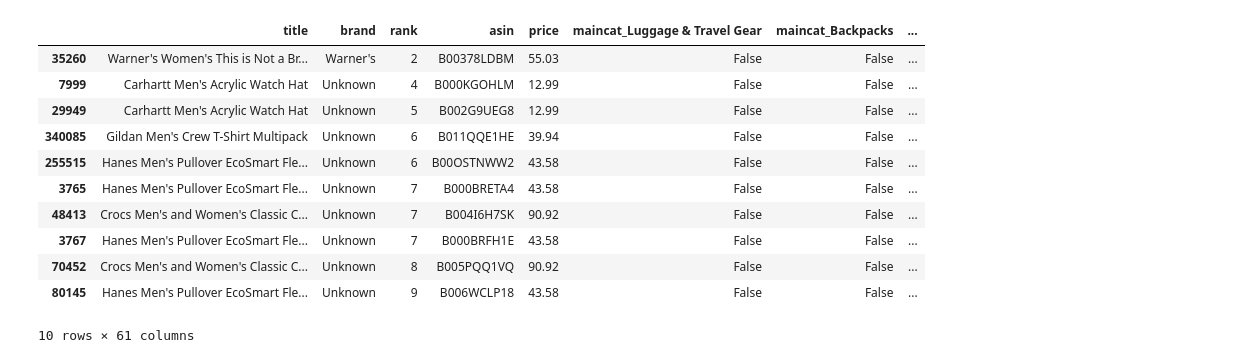
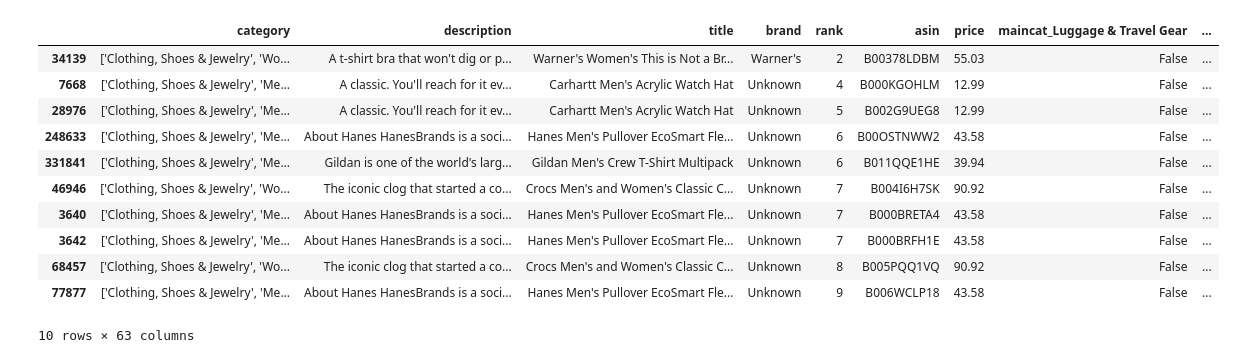
Before and after one commit to mkelsayed/ClothingRecommendationSystem, a Jupyter notebook: popularity_rec.ipynb, the cells around one changed output. Saved outputs shown, nothing was run; the diff lists cells and outputs as text; code cells hidden in the pictures.

```diff
--- a/popularity_rec.ipynb
+++ b/popularity_rec.ipynb
@@ -7,3 +43,4 @@ import matplotlib.pyplot as plt
 # %%
-products_summary_df = pd.read_csv('Data/products_basicboolean_reviews_summary.csv')
+# loading products dataframe
+products_df = pd.read_csv('Data/products_summary.csv')
 # %%
@@ -96,15 +131,15 @@ products_with_many_reviews.sort_values(by=['average_rating'], ascending=False).h
 # %%
-products_summary_df.sort_values(by=['rank'], ascending=True).head(10)
+products_df.sort_values(by=['rank'], ascending=True).head(10)
 # %% [output]
-|  | title | brand | rank | asin | price | maincat_Luggage & Travel Gear | maincat_Backpacks | ... |
-| 35260 | Warner's Women's This is Not a Br... | Warner's | 2 | B00378LDBM | 55.03 | False | False | ... |
-| 7999 | Carhartt Men's Acrylic Watch Hat | Unknown | 4 | B000KGOHLM | 12.99 | False | False | ... |
-| 29949 | Carhartt Men's Acrylic Watch Hat | Unknown | 5 | B002G9UEG8 | 12.99 | False | False | ... |
-| 340085 | Gildan Men's Crew T-Shirt Multipack | Unknown | 6 | B011QQE1HE | 39.94 | False | False | ... |
-| 255515 | Hanes Men's Pullover EcoSmart Fle... | Unknown | 6 | B00OSTNWW2 | 43.58 | False | False | ... |
-| 3765 | Hanes Men's Pullover EcoSmart Fle... | Unknown | 7 | B000BRETA4 | 43.58 | False | False | ... |
-| 48413 | Crocs Men's and Women's Classic C... | Unknown | 7 | B004I6H7SK | 90.92 | False | False | ... |
-| 3767 | Hanes Men's Pullover EcoSmart Fle... | Unknown | 7 | B000BRFH1E | 43.58 | False | False | ... |
-| 70452 | Crocs Men's and Women's Classic C... | Unknown | 8 | B005PQQ1VQ | 90.92 | False | False | ... |
-| 80145 | Hanes Men's Pullover EcoSmart Fle... | Unknown | 9 | B006WCLP18 | 43.58 | False | False | ... |
+|  | category | description | title | brand | rank | asin | price | maincat_Luggage & Travel Gear | ... |
+| 34139 | ['Clothing, Shoes & Jewelry', 'Wo... | A t-shirt bra that won't dig or p... | Warner's Women's This is Not a Br... | Warner's | 2 | B00378LDBM | 55.03 | False | ... |
+| 7668 | ['Clothing, Shoes & Jewelry', 'Me... | A classic. You'll reach for it ev... | Carhartt Men's Acrylic Watch Hat | Unknown | 4 | B000KGOHLM | 12.99 | False | ... |
+| 28976 | ['Clothing, Shoes & Jewelry', 'Me... | A classic. You'll reach for it ev... | Carhartt Men's Acrylic Watch Hat | Unknown | 5 | B002G9UEG8 | 12.99 | False | ... |
+| 248633 | ['Clothing, Shoes & Jewelry', 'Me... | About Hanes HanesBrands is a soci... | Hanes Men's Pullover EcoSmart Fle... | Unknown | 6 | B00OSTNWW2 | 43.58 | False | ... |
+| 331841 | ['Clothing, Shoes & Jewelry', 'Me... | Gildan is one of the world's larg... | Gildan Men's Crew T-Shirt Multipack | Unknown | 6 | B011QQE1HE | 39.94 | False | ... |
+| 46946 | ['Clothing, Shoes & Jewelry', 'Wo... | The iconic clog that started a co... | Crocs Men's and Women's Classic C... | Unknown | 7 | B004I6H7SK | 90.92 | False | ... |
+| 3640 | ['Clothing, Shoes & Jewelry', 'Me... | About Hanes HanesBrands is a soci... | Hanes Men's Pullover EcoSmart Fle... | Unknown | 7 | B000BRETA4 | 43.58 | False | ... |
+| 3642 | ['Clothing, Shoes & Jewelry', 'Me... | About Hanes HanesBrands is a soci... | Hanes Men's Pullover EcoSmart Fle... | Unknown | 7 | B000BRFH1E | 43.58 | False | ... |
+| 68457 | ['Clothing, Shoes & Jewelry', 'Wo... | The iconic clog that started a co... | Crocs Men's and Women's Classic C... | Unknown | 8 | B005PQQ1VQ | 90.92 | False | ... |
+| 77877 | ['Clothing, Shoes & Jewelry', 'Me... | About Hanes HanesBrands is a soci... | Hanes Men's Pullover EcoSmart Fle... | Unknown | 9 | B006WCLP18 | 43.58 | False | ... |
-10 rows × 61 columns
+10 rows × 63 columns
```
Also changed, not shown: parts of 20 cells of this notebook.
